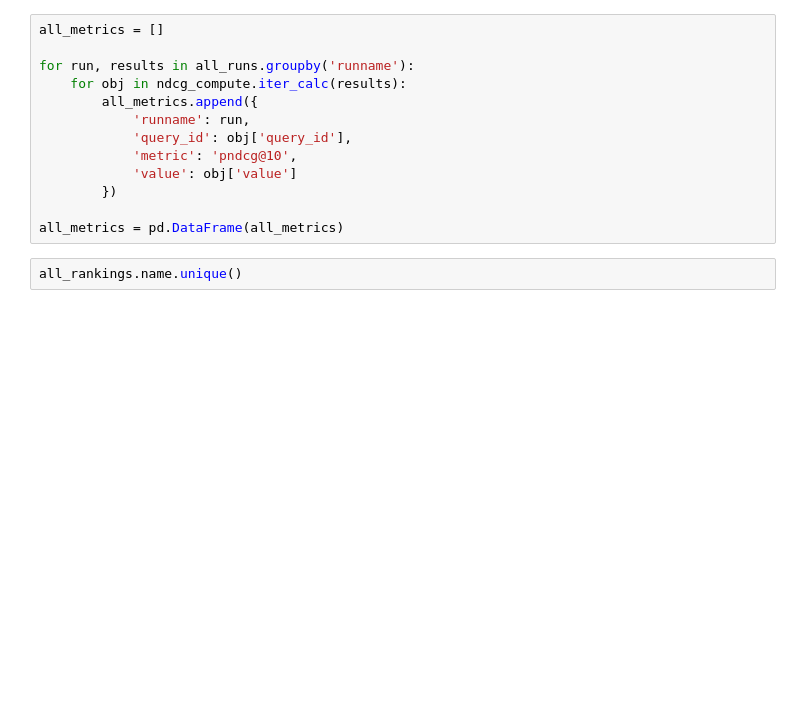
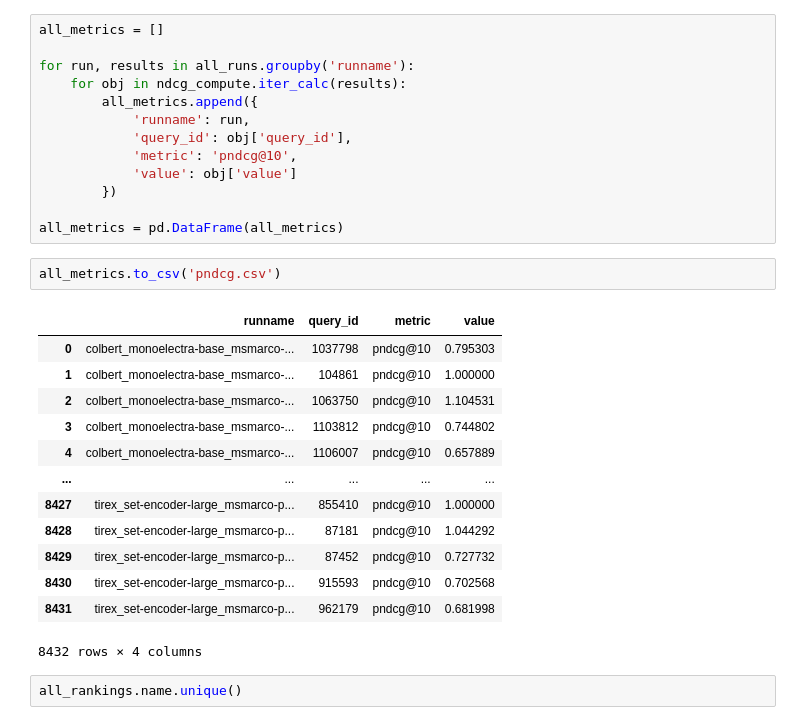
Before and after one commit to Parry-Parry/sigir25-annotation, a Jupyter notebook: analysis/oracle/oracle_runs.ipynb, the cells around one changed output. Cells and saved outputs as stored; diff of their text form; blank space fills up the shorter version.

Commit message:
add metric values

```diff
--- a/analysis/oracle/oracle_runs.ipynb
+++ b/analysis/oracle/oracle_runs.ipynb
@@ -295,6 +295,22 @@ for run, results in all_runs.groupby('runname'):
         })
 
 all_metrics = pd.DataFrame(all_metrics)
+# %%
+all_metrics.to_csv('pndcg.csv')
+# %% [output]
+|  | runname | query_id | metric | value |
+| 0 | colbert_monoelectra-base_msmarco-... | 1037798 | pndcg@10 | 0.795303 |
+| 1 | colbert_monoelectra-base_msmarco-... | 104861 | pndcg@10 | 1.000000 |
+| 2 | colbert_monoelectra-base_msmarco-... | 1063750 | pndcg@10 | 1.104531 |
+| 3 | colbert_monoelectra-base_msmarco-... | 1103812 | pndcg@10 | 0.744802 |
+| 4 | colbert_monoelectra-base_msmarco-... | 1106007 | pndcg@10 | 0.657889 |
+| ... | ... | ... | ... | ... |
+| 8427 | tirex_set-encoder-large_msmarco-p... | 855410 | pndcg@10 | 1.000000 |
+| 8428 | tirex_set-encoder-large_msmarco-p... | 87181 | pndcg@10 | 1.044292 |
+| 8429 | tirex_set-encoder-large_msmarco-p... | 87452 | pndcg@10 | 0.727732 |
+| 8430 | tirex_set-encoder-large_msmarco-p... | 915593 | pndcg@10 | 0.702568 |
+| 8431 | tirex_set-encoder-large_msmarco-p... | 962179 | pndcg@10 | 0.681998 |
+8432 rows × 4 columns
 # %%
 all_rankings.name.unique()
 # %% [output]
```
Also changed, not shown: parts of 2 cells of this notebook, 1 other file.
